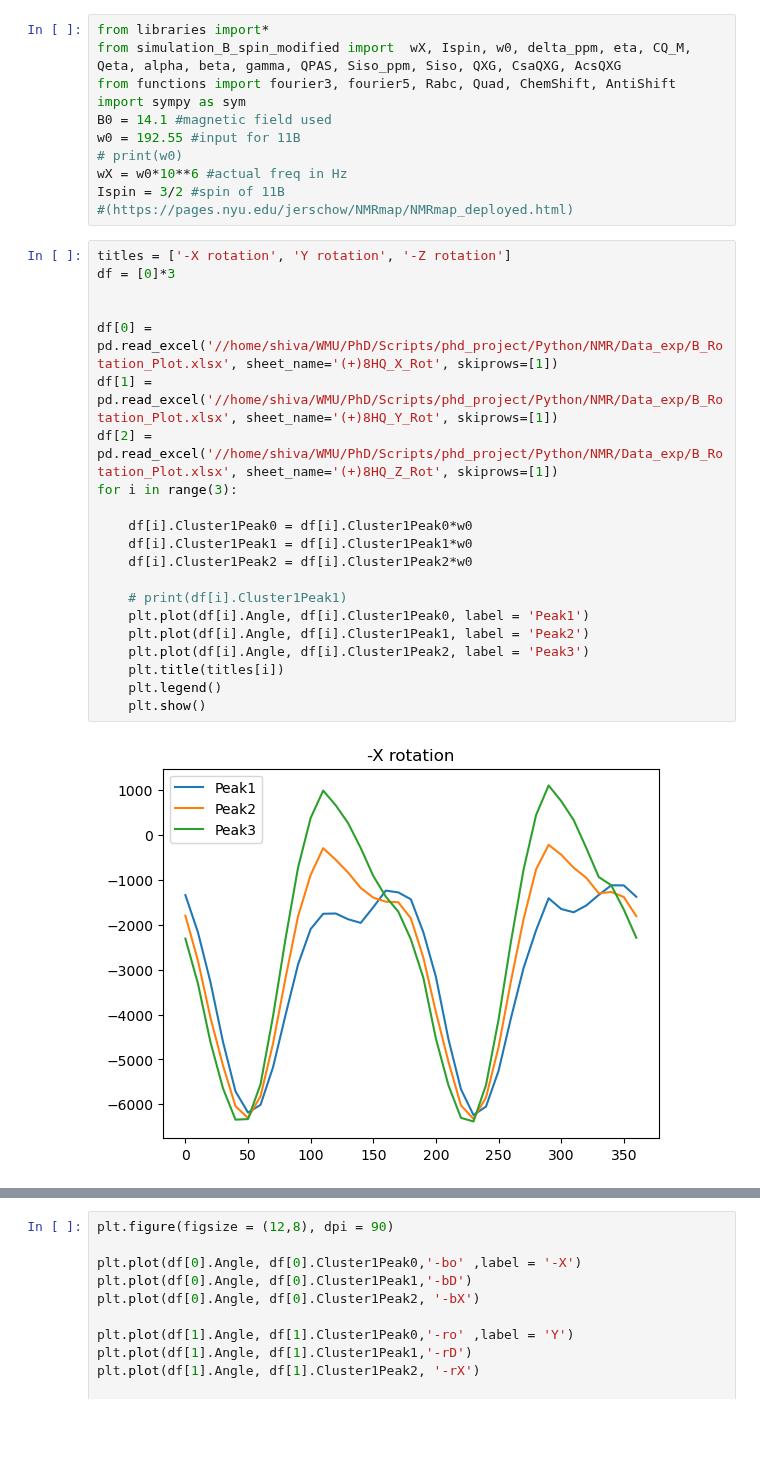
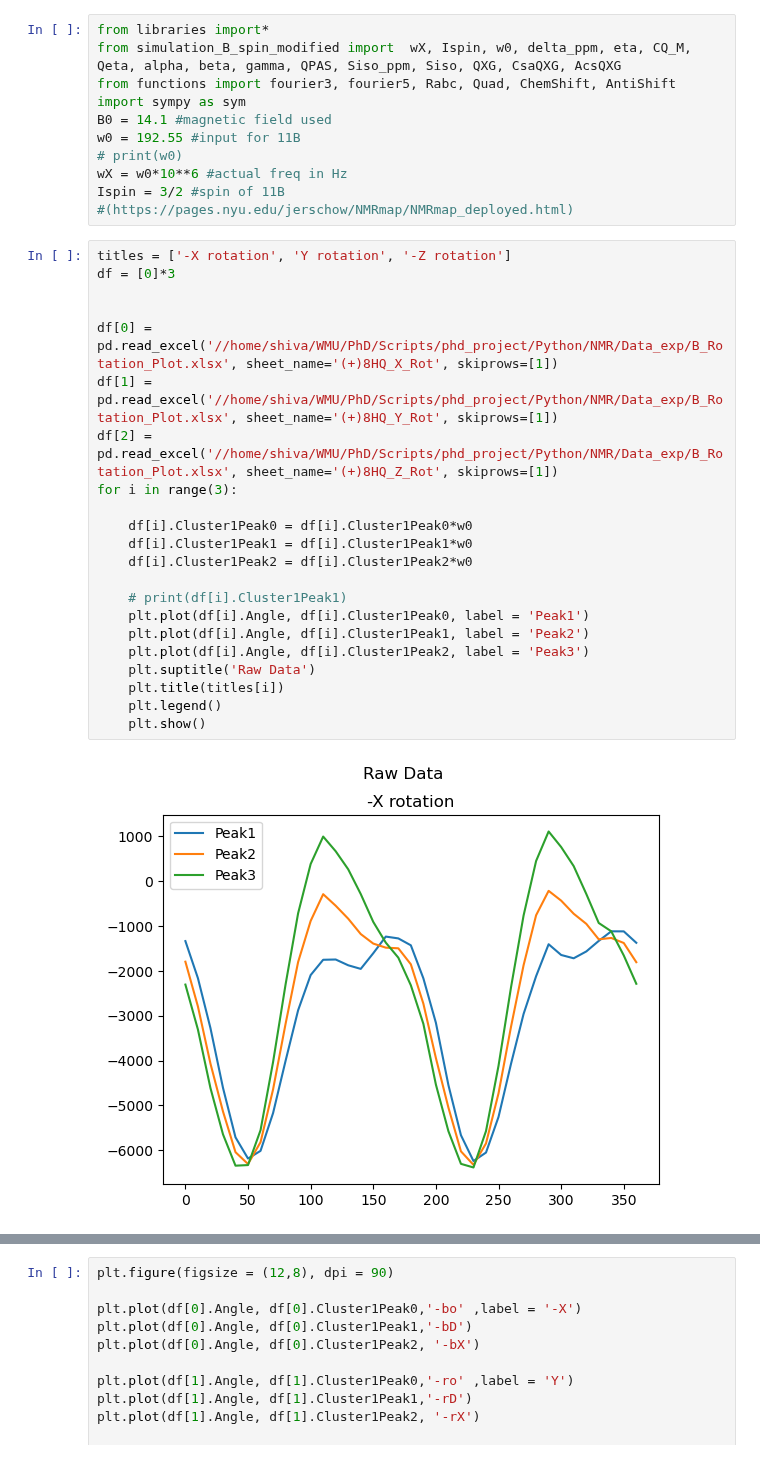
Before and after one commit to AstrobioShiva/Script_project, a Jupyter notebook: NMR_analysis/fitting_(+)HQipc2B_cluster1.ipynb, the cells around one changed output, grey strips where cells are left out. Drawn from its saved outputs; the diff is of its cells as text; blank space fills up the shorter version.

```diff
--- a/NMR_analysis/fitting_(+)HQipc2B_cluster1.ipynb
+++ b/NMR_analysis/fitting_(+)HQipc2B_cluster1.ipynb
@@ -12,23 +12,24 @@ Ispin = 3/2 #spin of 11B
 # %%
 titles = ['-X rotation', 'Y rotation', '-Z rotation']
 df = [0]*3
 
 
 df[0] = pd.read_excel('//home/shiva/WMU/PhD/Scripts/phd_project/Python/NMR/Data_exp/B_Rotation_Plot.xlsx', sheet_name='(+)8HQ_X_Rot', skiprows=[1])
 df[1] = pd.read_excel('//home/shiva/WMU/PhD/Scripts/phd_project/Python/NMR/Data_exp/B_Rotation_Plot.xlsx', sheet_name='(+)8HQ_Y_Rot', skiprows=[1])
 df[2] = pd.read_excel('//home/shiva/WMU/PhD/Scripts/phd_project/Python/NMR/Data_exp/B_Rotation_Plot.xlsx', sheet_name='(+)8HQ_Z_Rot', skiprows=[1])
 for i in range(3):
 
     df[i].Cluster1Peak0 = df[i].Cluster1Peak0*w0
     df[i].Cluster1Peak1 = df[i].Cluster1Peak1*w0
     df[i].Cluster1Peak2 = df[i].Cluster1Peak2*w0
 
     # print(df[i].Cluster1Peak1)
     plt.plot(df[i].Angle, df[i].Cluster1Peak0, label = 'Peak1')
     plt.plot(df[i].Angle, df[i].Cluster1Peak1, label = 'Peak2')
     plt.plot(df[i].Angle, df[i].Cluster1Peak2, label = 'Peak3')
+    plt.suptitle('Raw Data')
     plt.title(titles[i])
     plt.legend()
     plt.show()
 # %% [output]
-[figure, old version]
+[figure, new version]
```
Also changed, not shown: parts of 4 cells of this notebook, 3 other files.
